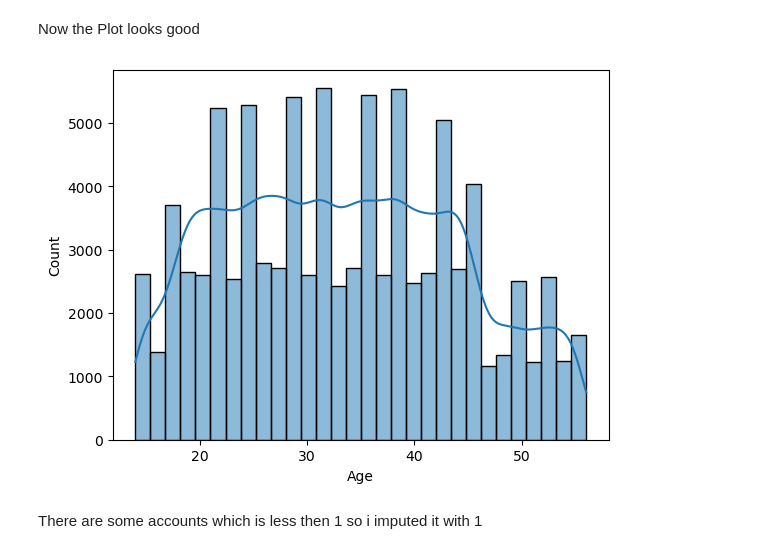
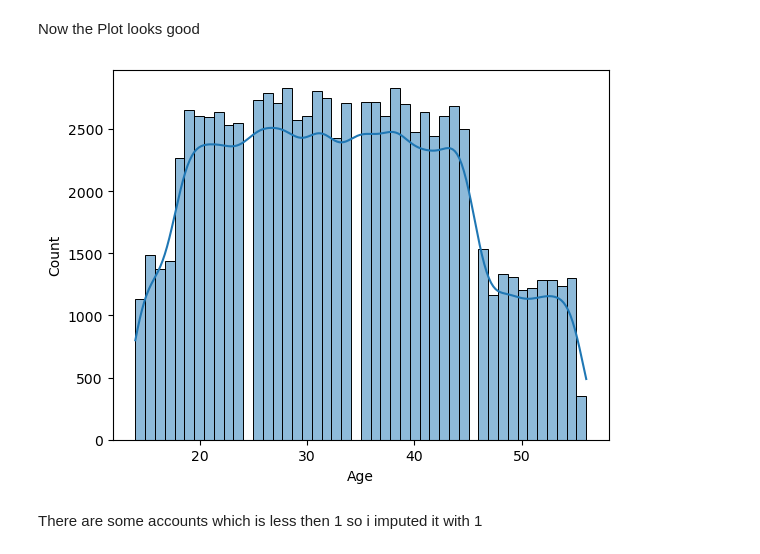
Before and after one commit to danisharain12/Credit-Score-Classification, a Jupyter notebook: Credit Score Classification.ipynb, the cells around one changed output. Saved outputs shown, nothing was run; the diff lists cells and outputs as text; code cells hidden in the pictures.

```diff
--- a/Credit Score Classification.ipynb
+++ b/Credit Score Classification.ipynb
@@ -109,7 +174,7 @@ df.head()
 # %% [markdown]
 Convert the object dtype column into INT
 # %%
-into_int = ['Age', 'Num_of_Loan', 'Num_of_Delayed_Payment', 'Num_Bank_Accounts','Num_Credit_Card','Interest_Rate','Delay_from_due_date']
+into_int = ['Age', 'Num_of_Loan', 'Num_of_Delayed_Payment', 'Num_Bank_Accounts','Num_Credit_Card','Interest_Rate','Delay_from_due_date', 'Num_Credit_Inquiries']
 
 df[into_int] = df[into_int].apply(pd.to_numeric, errors='coerce').astype('Int64')
 # %% [markdown]
@@ -191,18 +192,16 @@ I initially removed ages above 60, as the dataset showed unrealistic age values
 # %%
-df = df[df['Age'] <= 60]
+df.loc[(df['Age'] > 60) | (df['Age'] < 0), 'Age'] = np.nan
 # %% [markdown]
 I replaced the -500 age values with NaN. Since there were around 1,000 such entries, I decided to treat them as missing values for further imputation or analysis
-# %%
-df['Age'] = df['Age'].replace(-500, np.nan)
 # %% [markdown]
 I kept ages under 18 in the dataset since they correspond to students who have taken out student loans.
 # %% [markdown]
 Now the Plot looks good
 # %%
-sns.histplot(data=df, x='Age', bins=30, kde=True)
+sns.histplot(data=df, x='Age',bins=46, kde=True)
 plt.show()
 # %% [output]
-[figure, old version]
+[figure, new version]
 # %% [markdown]
 There are some accounts which is less then 1 so i imputed it with 1
 # %%
```
Also changed, not shown: parts of 34 cells of this notebook.
